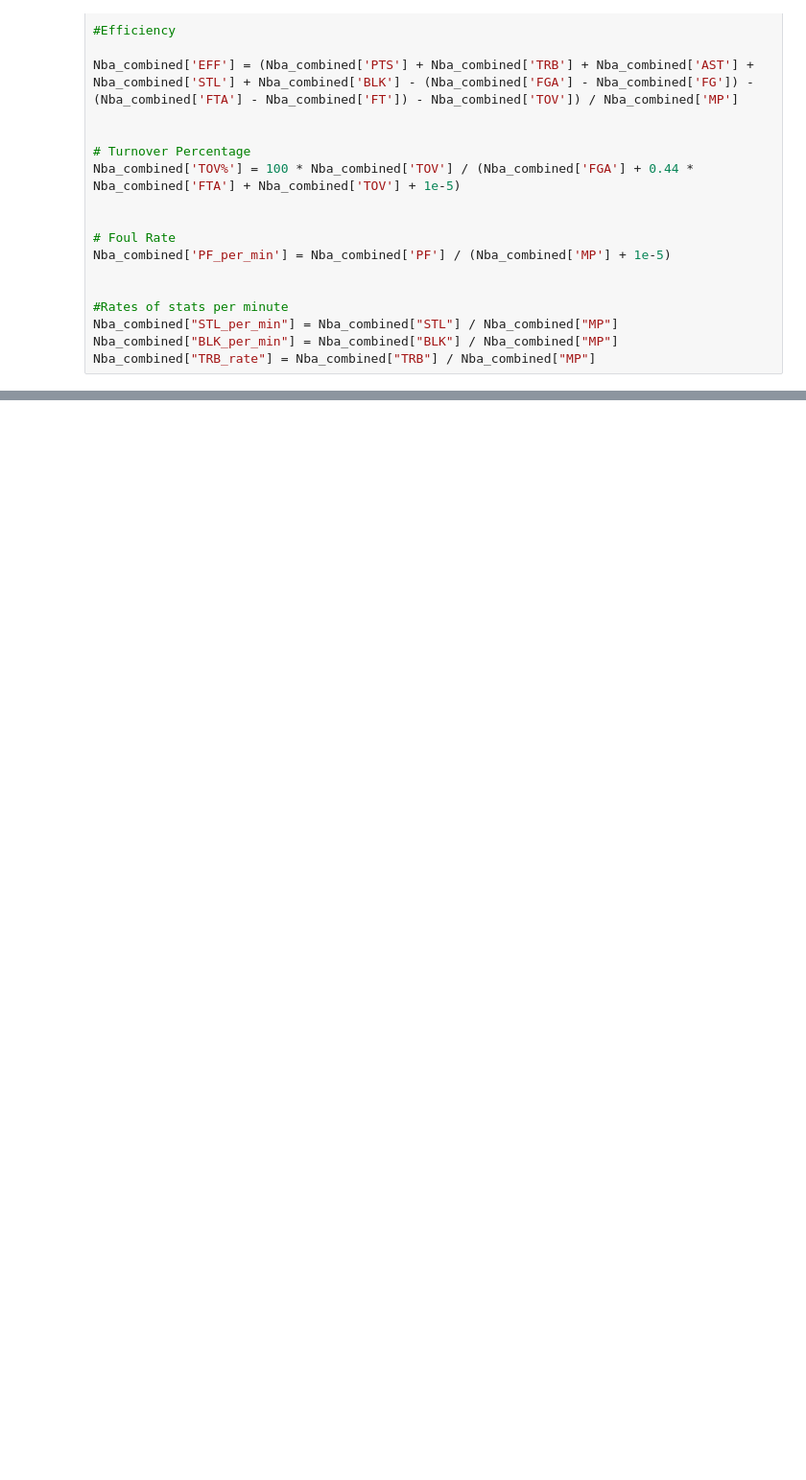
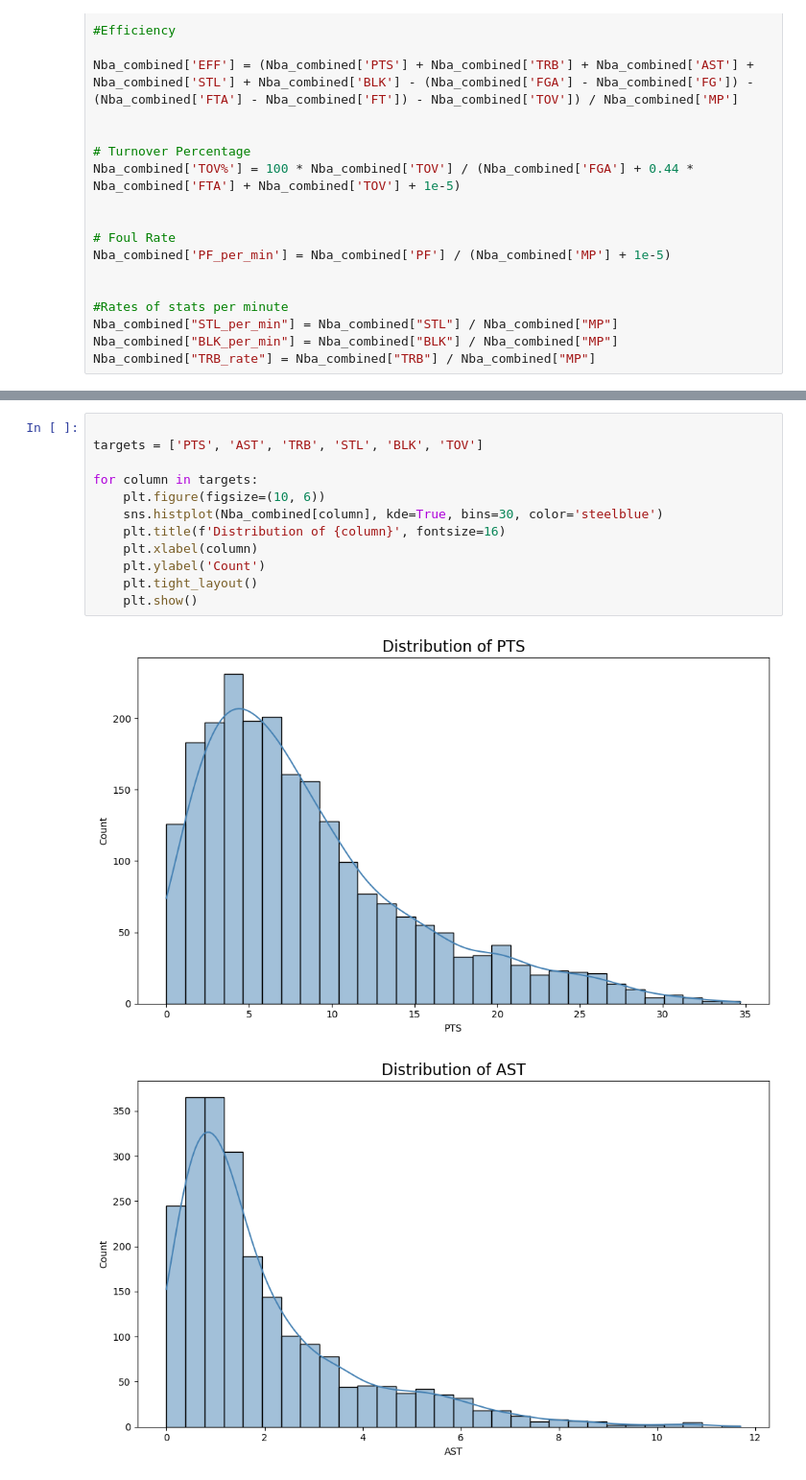
Before and after one commit to oduku1/Omar_Dukureh_Capstone_Final, a Jupyter notebook: data.ipynb, the cells around one changed output, grey strips where cells are left out. Shown: that part at 96% size. Drawn from its saved outputs; the diff is of its cells as text; blank space fills up the shorter version.

```diff
--- a/data.ipynb
+++ b/data.ipynb
@@ -155,0 +167,15 @@ Nba_combined["TRB_rate"] = Nba_combined["TRB"] / Nba_combined["MP"]
+# %%
+
+targets = ['PTS', 'AST', 'TRB', 'STL', 'BLK', 'TOV']
+
+for column in targets:
+    plt.figure(figsize=(10, 6))
+    sns.histplot(Nba_combined[column], kde=True, bins=30, color='steelblue')
+    plt.title(f'Distribution of {column}', fontsize=16)
+    plt.xlabel(column)
+    plt.ylabel('Count')
+    plt.tight_layout()
+    plt.show()
+# %% [output]
+[figure, added]
+[figure, added]
```
Also changed, not shown: parts of 14 cells of this notebook.
